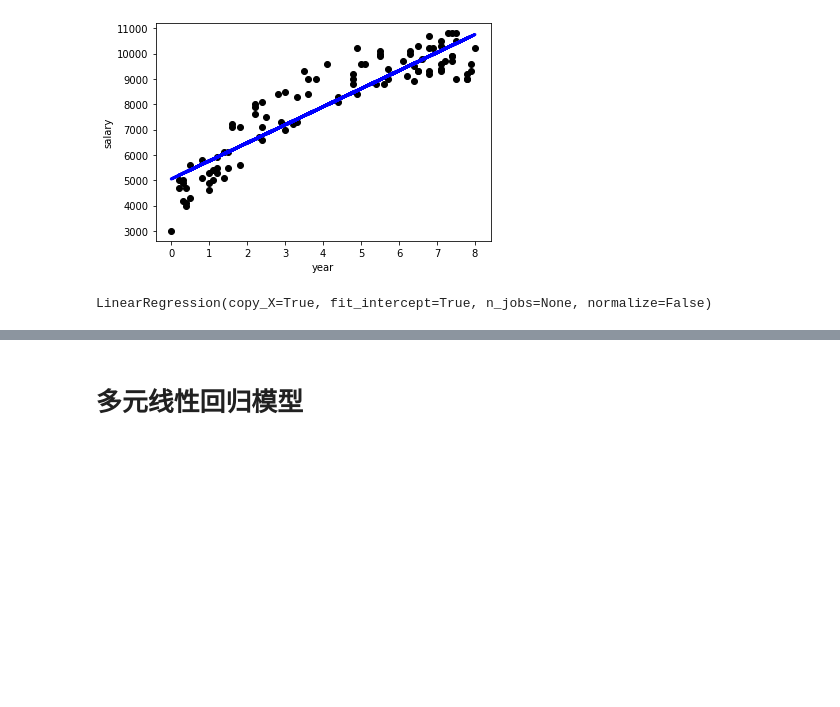
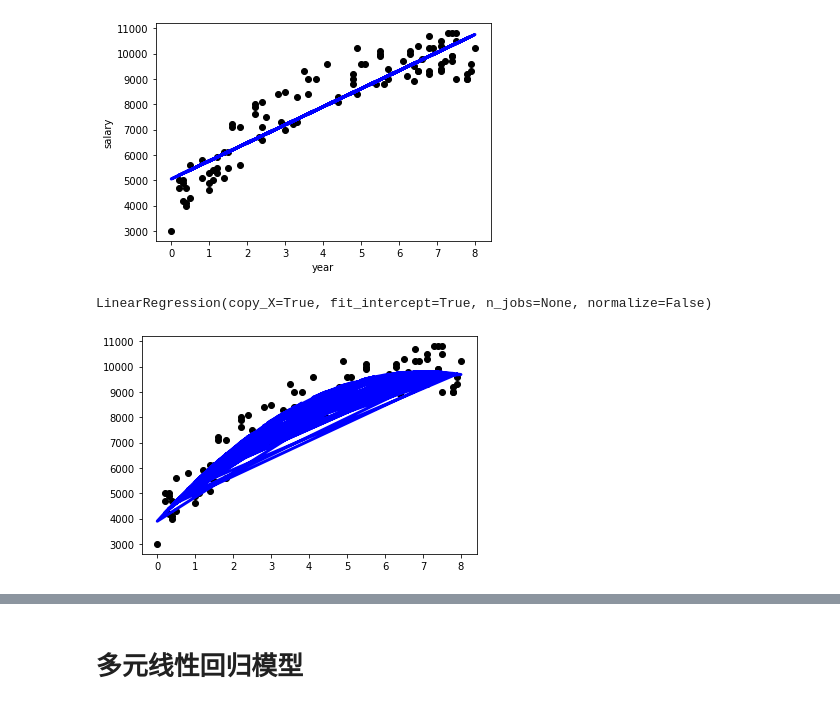
Before and after one commit to Reggielang/python-data-science, a Jupyter notebook: 7.线性回归模型.ipynb, the cells around one changed output, grey strips where cells are left out. Saved outputs shown, nothing was run; the diff lists cells and outputs as text; code cells hidden in the pictures; blank space fills up the shorter version.

```diff
--- a/7.线性回归模型.ipynb
+++ b/7.线性回归模型.ipynb
@@ -60,6 +61,13 @@ regr = LinearRegression()
 regr.fit(X_,Y)
 # %% [output]
 LinearRegression(copy_X=True, fit_intercept=True, n_jobs=None, normalize=False)
+# %%
+plt.scatter(X,Y, color = 'black')
+plt.plot(X,regr.predict(X_),color = 'blue',linewidth=3)
+plt.show()
+#因为没有对X进行排序，所以图上面的点是根据index的，所以不是一条线。那么就要进行排序
+# %% [output]
+[figure, added]
 # %%
 #对X进行排序
 #对排序后的X进行多项式回归转换
```
Also changed, not shown: parts of 10 cells of this notebook, 1 other file.
